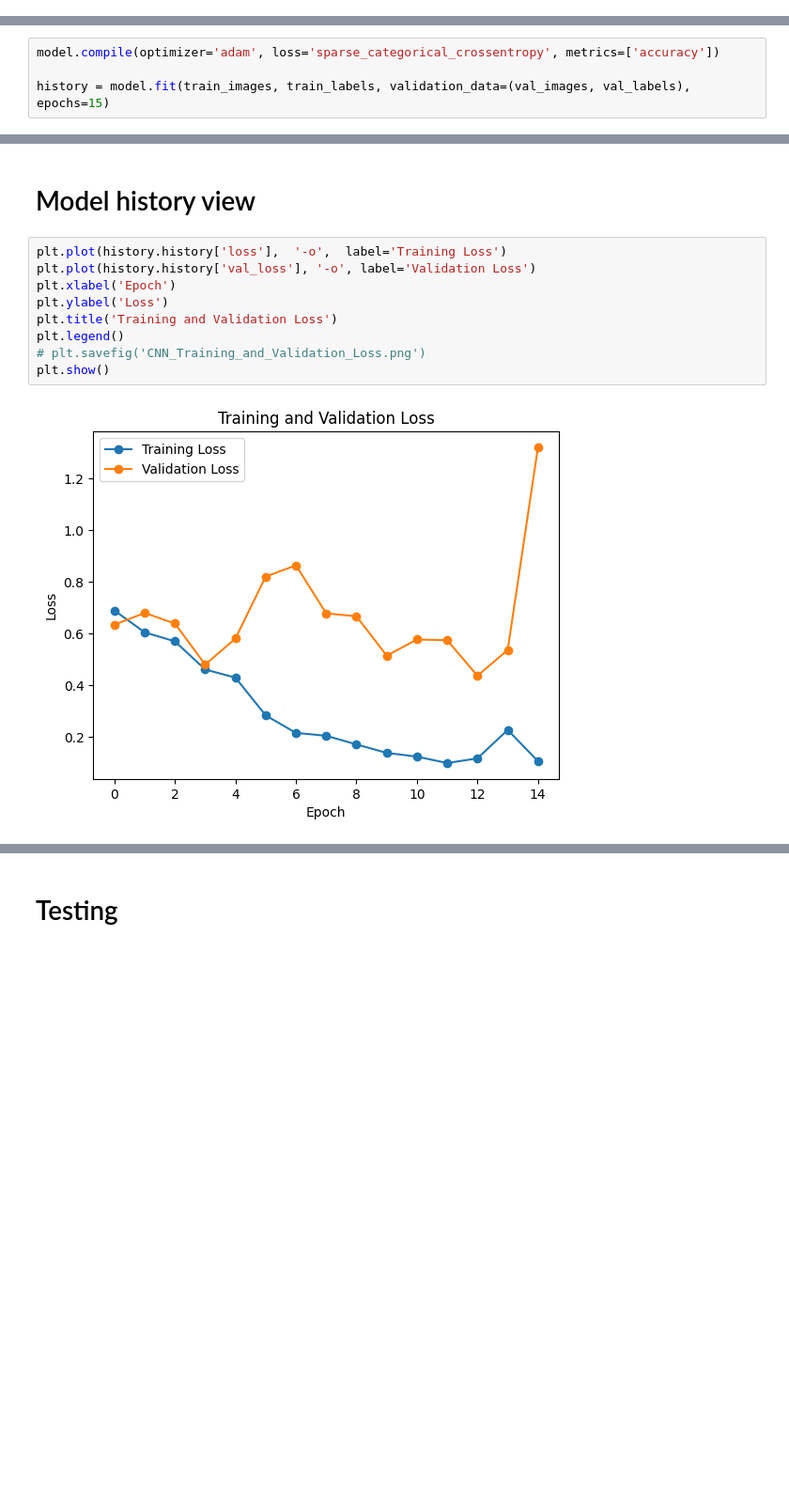
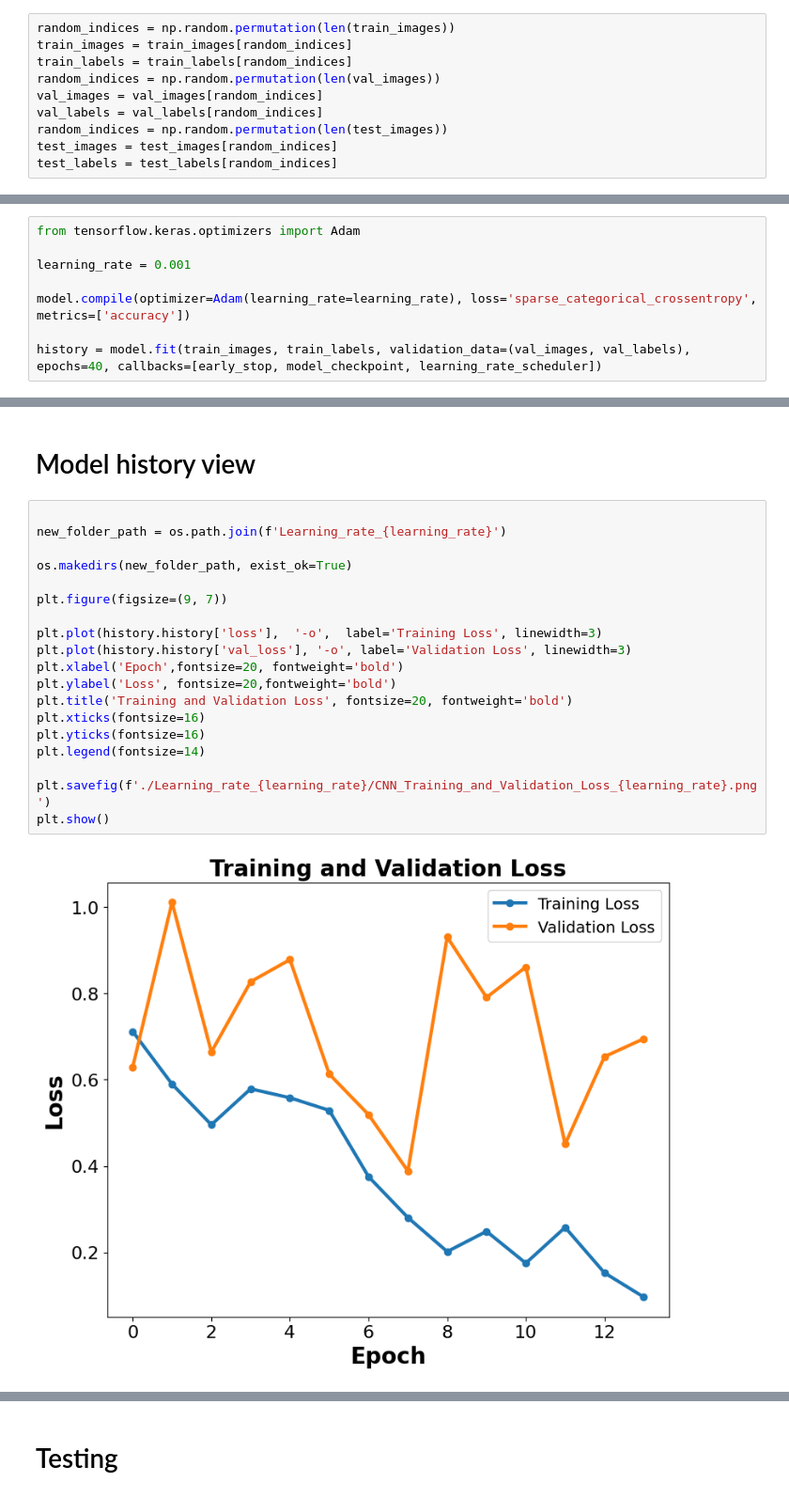
Before and after one commit to MeSagor/Artificial-Intelligence-Lab, a Jupyter notebook: Classification/a.ipynb, the cells around one changed output, grey strips where cells are left out. Shown at 94% size. Drawn from its saved outputs; the diff is of its cells as text; blank space fills up the shorter version.

```diff
--- a/Classification/a.ipynb
+++ b/Classification/a.ipynb
@@ -126,3 +127,13 @@ Shape of val_rubber_images: (93,)
+# %%
+random_indices = np.random.permutation(len(train_images))
+train_images = train_images[random_indices]
+train_labels = train_labels[random_indices]
+random_indices = np.random.permutation(len(val_images))
+val_images = val_images[random_indices]
+val_labels = val_labels[random_indices]
+random_indices = np.random.permutation(len(test_images))
+test_images = test_images[random_indices]
+test_labels = test_labels[random_indices]
 # %%
 
 labels = np.concatenate((train_labels, test_labels, val_labels))
@@ -248,5 +326,9 @@ _________________________________________________________________
 # %%
-model.compile(optimizer='adam', loss='sparse_categorical_crossentropy', metrics=['accuracy'])
+from tensorflow.keras.optimizers import Adam
 
-history = model.fit(train_images, train_labels, validation_data=(val_images, val_labels), epochs=15)
+learning_rate = 0.001
+
+model.compile(optimizer=Adam(learning_rate=learning_rate), loss='sparse_categorical_crossentropy', metrics=['accuracy'])
+
+history = model.fit(train_images, train_labels, validation_data=(val_images, val_labels), epochs=40, callbacks=[early_stop, model_checkpoint, learning_rate_scheduler])
 # %% [output]
@@ -270,14 +367,24 @@ Epoch 15/15
 # %% [markdown]
 # Model history view
 # %%
-plt.plot(history.history['loss'],  '-o',  label='Training Loss')
-plt.plot(history.history['val_loss'], '-o', label='Validation Loss')
-plt.xlabel('Epoch')
-plt.ylabel('Loss')
-plt.title('Training and Validation Loss')
-plt.legend()
-# plt.savefig('CNN_Training_and_Validation_Loss.png')
+
+new_folder_path = os.path.join(f'Learning_rate_{learning_rate}')
+
+os.makedirs(new_folder_path, exist_ok=True)
+
+plt.figure(figsize=(9, 7))
+
+plt.plot(history.history['loss'],  '-o',  label='Training Loss', linewidth=3)
+plt.plot(history.history['val_loss'], '-o', label='Validation Loss', linewidth=3)
+plt.xlabel('Epoch',fontsize=20, fontweight='bold')
+plt.ylabel('Loss', fontsize=20,fontweight='bold')
+plt.title('Training and Validation Loss', fontsize=20, fontweight='bold')
+plt.xticks(fontsize=16)
+plt.yticks(fontsize=16)
+plt.legend(fontsize=14)
+
+plt.savefig(f'./Learning_rate_{learning_rate}/CNN_Training_and_Validation_Loss_{learning_rate}.png')
 plt.show()
 # %% [output]
-[figure, old version]
+[figure, new version]
 # %%
```
Also changed, not shown: parts of 15 cells of this notebook, 1 other file.
